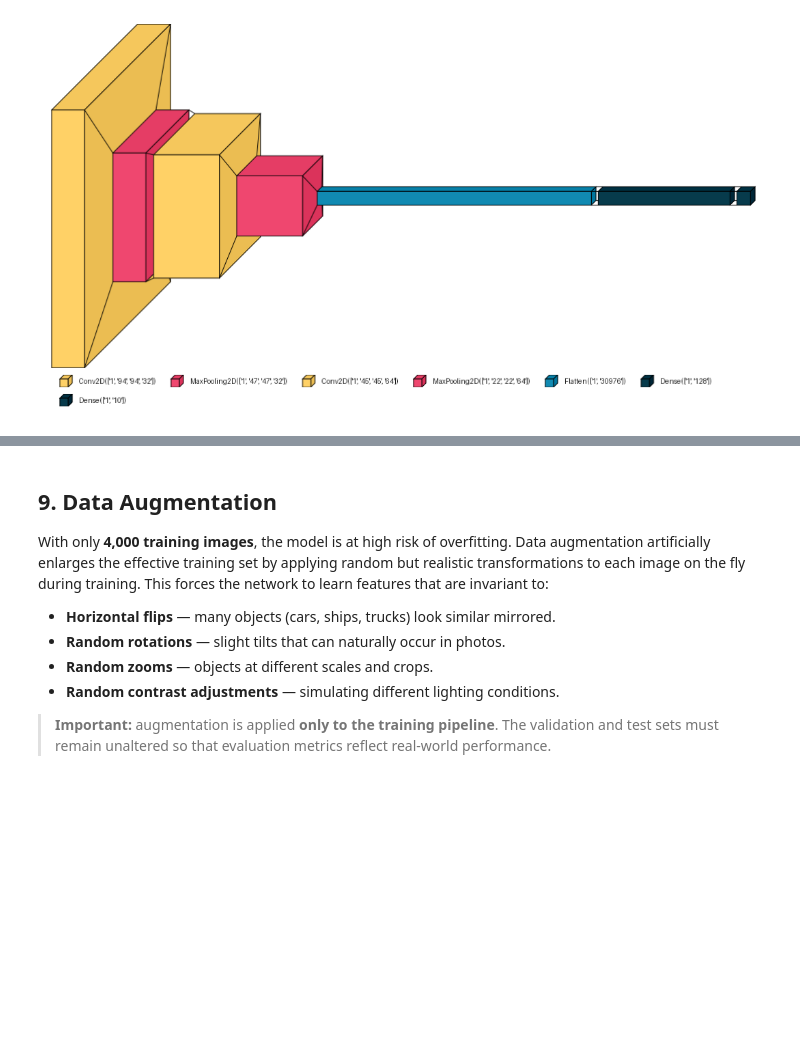
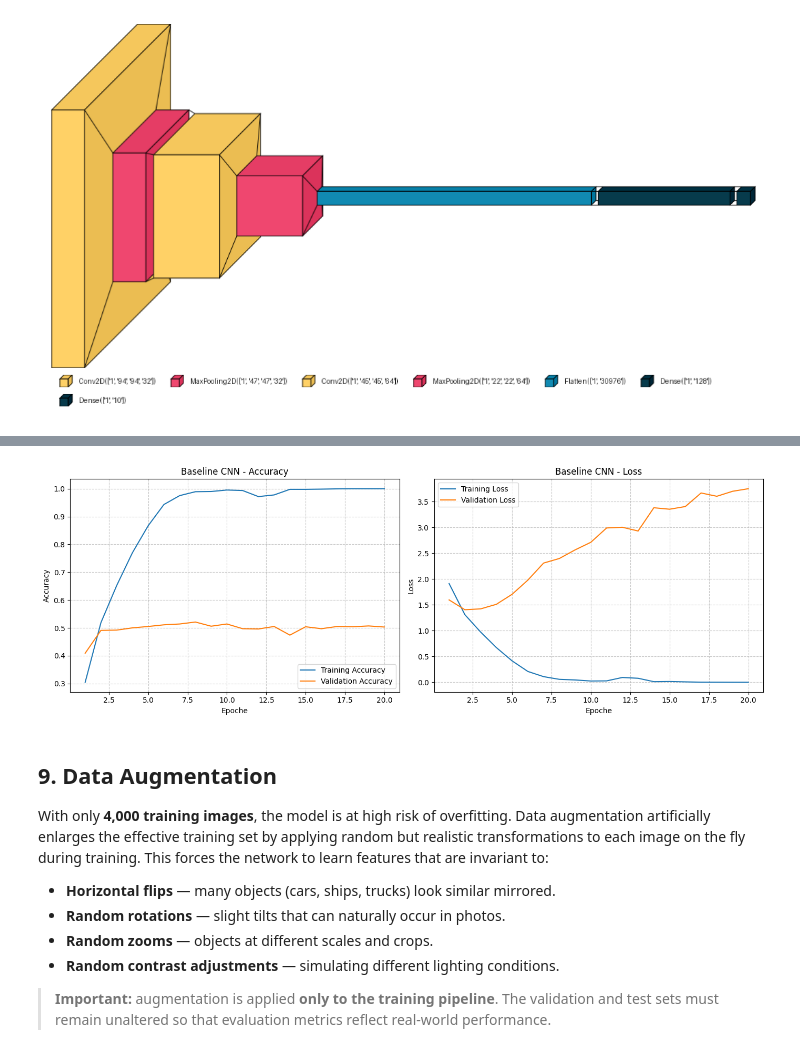
Before and after one commit to byluca/deep-learning-notebooks, a Jupyter notebook: delivery 1 CNN/P1-CNNs-part1.ipynb, the cells around one changed output, grey strips where cells are left out. Cells and saved outputs as stored; diff of their text form; code cells hidden in the pictures; blank space fills up the shorter version.

```diff
--- a/delivery 1 CNN/P1-CNNs-part1.ipynb
+++ b/delivery 1 CNN/P1-CNNs-part1.ipynb
@@ -200,3 +194,11 @@ plt.tight_layout()
 plt.show()
 # %% [output]
 [figure]
+# %%
+EPOCHS = 20
+
+history_baseline = baseline_model.fit(
+    ds_train,
+    epochs=EPOCHS,
+    validation_data=ds_val,
+)
@@ -203,3 +223,22 @@ plt.show()
+# %%
+def plot_history(history, title="Model"):
+    h = history.history
+    epochs = range(1, len(h['accuracy']) + 1)
+    fig, (ax1, ax2) = plt.subplots(1, 2, figsize=(14, 5))
+    ax1.plot(epochs, h['accuracy'], label='Train')
+    ax1.plot(epochs, h['val_accuracy'], label='Val')
+    ax1.set(title=f'{title} — Accuracy', xlabel='Epoch', ylabel='Accuracy')
+    ax1.legend(); ax1.grid(True, linestyle='--', alpha=0.7)
+    ax2.plot(epochs, h['loss'], label='Train')
+    ax2.plot(epochs, h['val_loss'], label='Val')
+    ax2.set(title=f'{title} — Loss', xlabel='Epoch', ylabel='Loss')
+    ax2.legend(); ax2.grid(True, linestyle='--', alpha=0.7)
+    plt.tight_layout()
+    plt.show()
+
+plot_history(history_baseline, "Baseline CNN")
+# %% [output]
+[figure, added]
 # %% [markdown]
 ## 9. Data Augmentation
 
```
Also changed, not shown: parts of 7 cells of this notebook.
